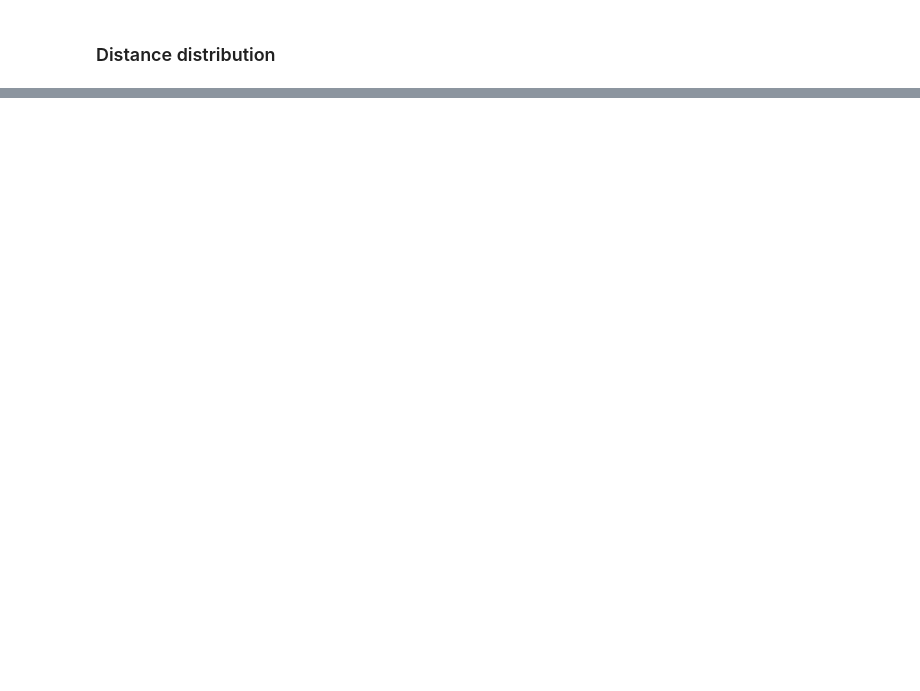
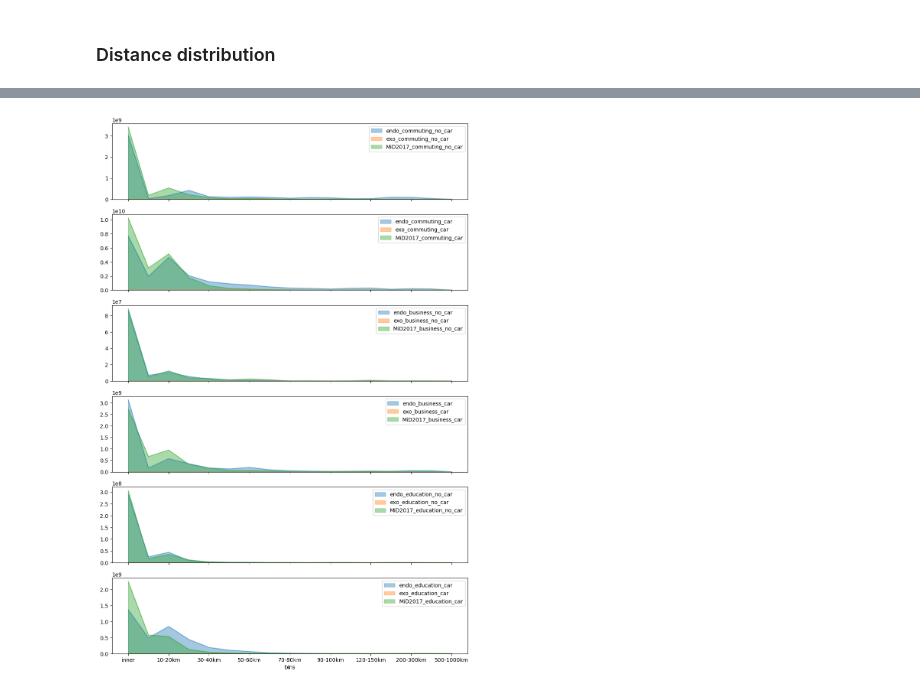
Before and after one commit to marlinarnz/quetzal_germany, a Jupyter notebook: notebooks/val_volumes.ipynb, the cells around one changed output, grey strips where cells are left out. Drawn from its saved outputs; the diff is of its cells as text; code cells hidden in the pictures; blank space fills up the shorter version.

```diff
--- a/notebooks/val_volumes.ipynb
+++ b/notebooks/val_volumes.ipynb
@@ -191 +206,10 @@ vol_df[['endo_car', 'exo_car']].plot(kind='area', stacked=False, alpha=.4, ax=ax
+# %%
+# plot by segment
+fig, ax = plt.subplots(ncols=1, nrows=len(segments), figsize=(12,len(segments)*3), sharex='all')
+i = 0
+for s in segments:
+    vol_df[['endo_'+s, 'exo_'+s, 'MiD2017_'+s]].plot(kind='area', stacked=False, alpha=.4, ax=ax[i])
+    i += 1
+# %% [output]
+[figure, added]
 # %%
```
Also changed, not shown: parts of 17 cells of this notebook, 3 other files.
